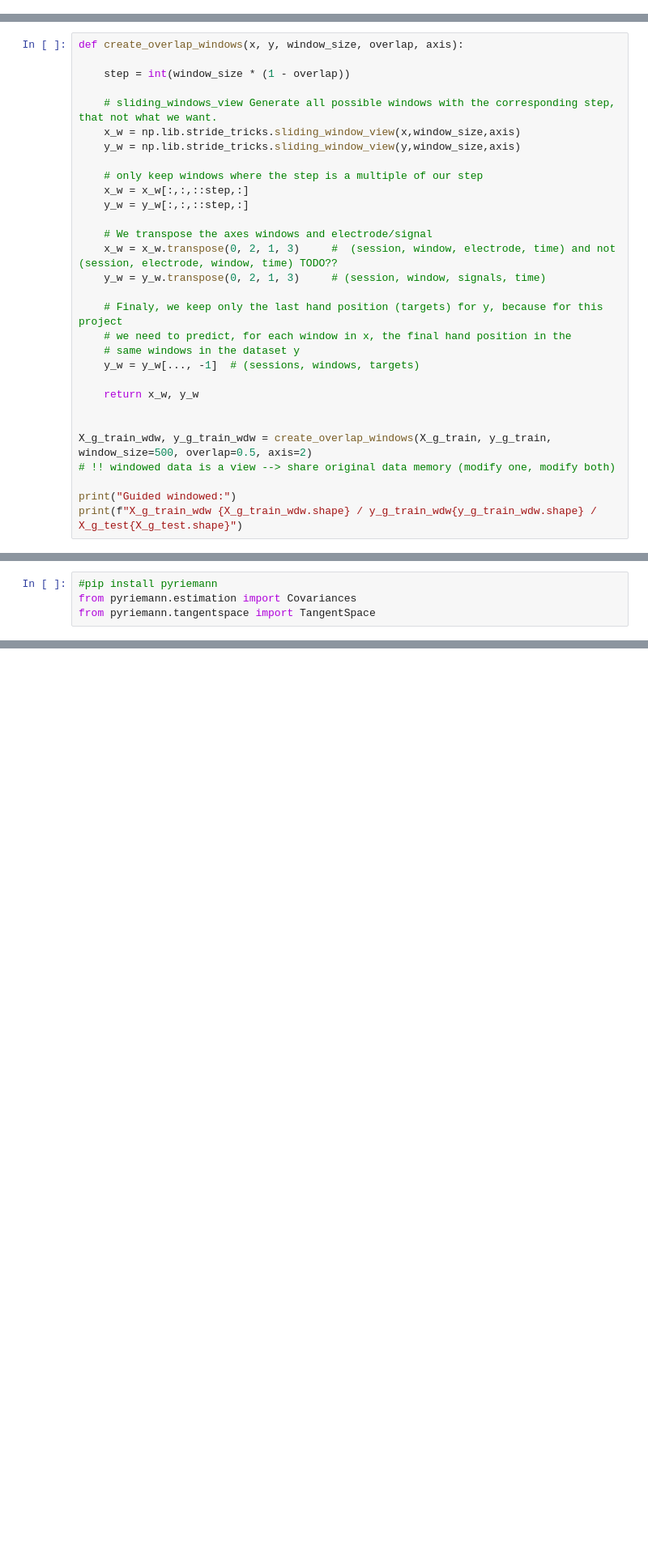
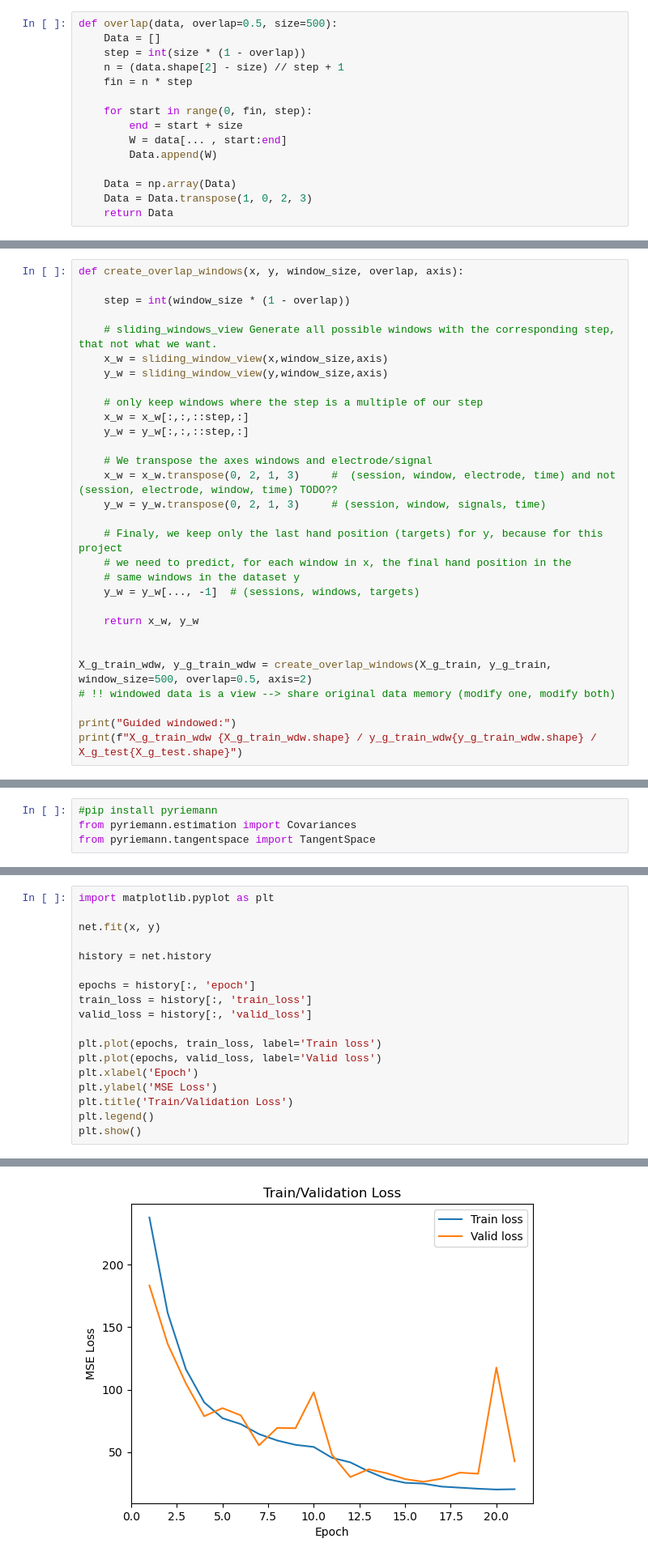
Before and after one commit to ULB-INFO-F-422/pose-estimation-from-emg-signal-team-2, a Jupyter notebook: project.ipynb, the cells around one changed output, grey strips where cells are left out. Shown: that part at 81% size. Saved outputs shown, nothing was run; the diff lists cells and outputs as text; blank space fills up the shorter version.

```diff
--- a/project.ipynb
+++ b/project.ipynb
@@ -66,0 +66,15 @@ For this question, we decided to use the sliding_window_view function from the N
+# %%
+def overlap(data, overlap=0.5, size=500):
+    Data = []
+    step = int(size * (1 - overlap))
+    n = (data.shape[2] - size) // step + 1
+    fin = n * step
+
+    for start in range(0, fin, step):
+        end = start + size
+        W = data[... , start:end]
+        Data.append(W)
+
+    Data = np.array(Data)
+    Data = Data.transpose(1, 0, 2, 3)
+    return Data
@@ -70,8 +92,8 @@ def create_overlap_windows(x, y, window_size, overlap, axis):
     step = int(window_size * (1 - overlap))
 
     # sliding_windows_view Generate all possible windows with the corresponding step, that not what we want.
-    x_w = np.lib.stride_tricks.sliding_window_view(x,window_size,axis)
-    y_w = np.lib.stride_tricks.sliding_window_view(y,window_size,axis)
+    x_w = sliding_window_view(x,window_size,axis)
+    y_w = sliding_window_view(y,window_size,axis)
 
     # only keep windows where the step is a multiple of our step
     x_w = x_w[:,:,::step,:]
@@ -310,0 +400,19 @@ float64
+# %%
+import matplotlib.pyplot as plt
+
+net.fit(x, y)
+
+history = net.history
+
+epochs = history[:, 'epoch']
+train_loss = history[:, 'train_loss']
+valid_loss = history[:, 'valid_loss']
+
+plt.plot(epochs, train_loss, label='Train loss')
+plt.plot(epochs, valid_loss, label='Valid loss')
+plt.xlabel('Epoch')
+plt.ylabel('MSE Loss')
+plt.title('Train/Validation Loss')
+plt.legend()
+plt.show()
+# %% [output]
@@ -310,0 +436 @@ float64
+[figure, added]
```
Also changed, not shown: parts of 16 cells of this notebook, 4 other files.
